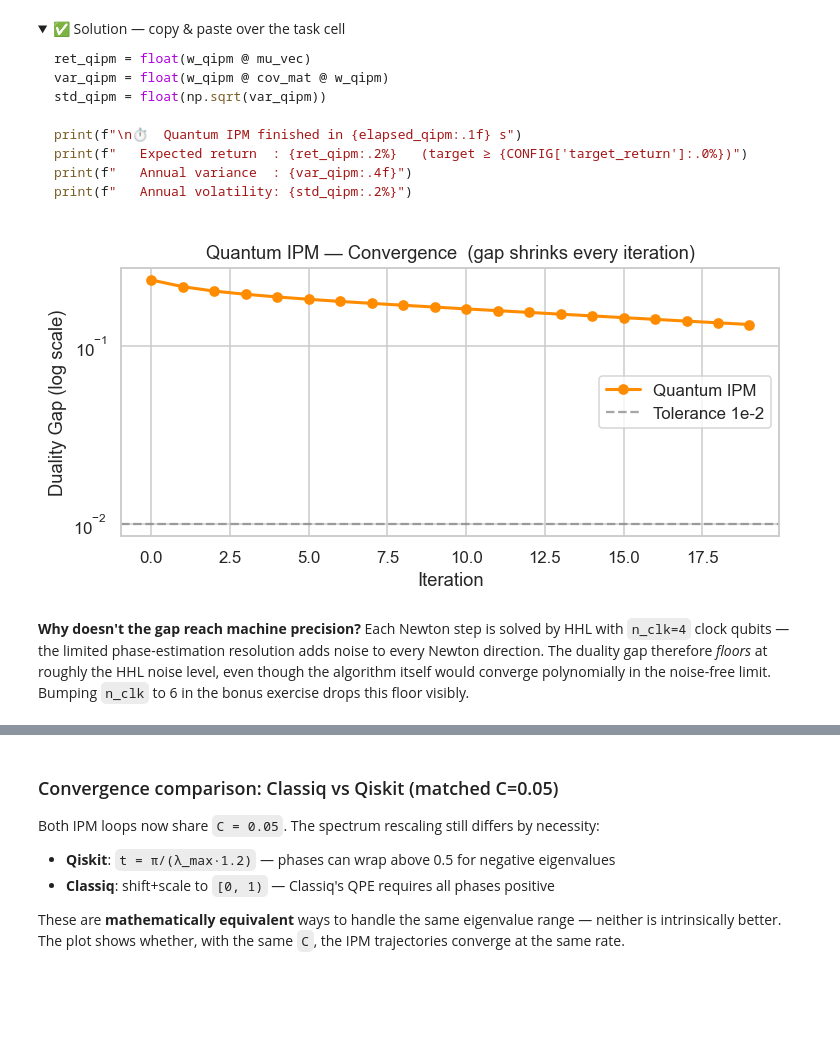
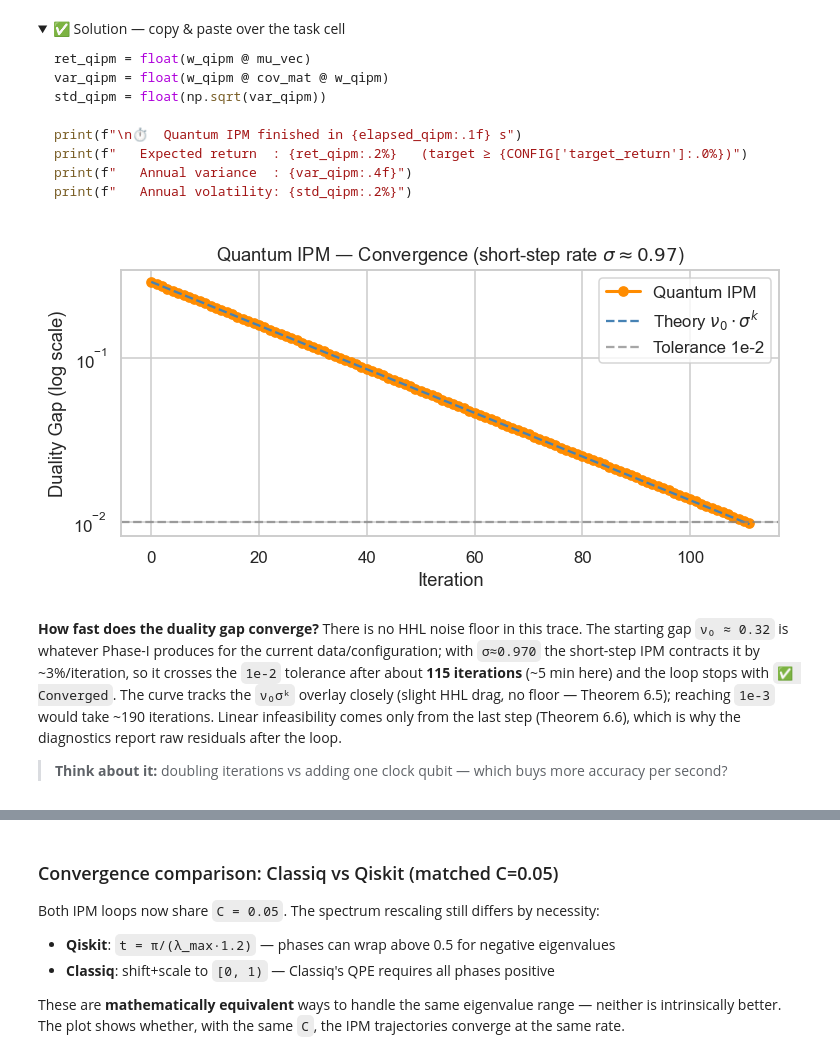
Before and after one commit to Nadav138/QApp, a Jupyter notebook: workshop/classiq_quantum_portfolio_tutorial.ipynb, the cells around one changed output, grey strips where cells are left out. Saved outputs shown, nothing was run; the diff lists cells and outputs as text; code cells hidden in the pictures; folded sections open; blank space fills up the shorter version.

Commit message:
refactor: update classiq tutorial TO Review

```diff
--- a/workshop/classiq_quantum_portfolio_tutorial.ipynb
+++ b/workshop/classiq_quantum_portfolio_tutorial.ipynb
@@ -941,13 +989,17 @@ print("✅  arrowhead_product defined")
 And now the full Quantum-IPM function `run_socp_quantum_ipm`:
 # %%
 def run_socp_quantum_ipm(mu_vec, M_mat, target_return, max_weight,
-                         max_iter=15, tol=1e-3, n_clk=4,
-                         use_adaptive_step=True, alpha_fixed=0.5):
+                         max_iter=15, tol=1e-3, n_clk=8,
+                         use_adaptive_step=True, alpha_fixed=0.5,
+                         use_real_classiq=False):
     """
     Quantum Interior-Point Method for the Markowitz SOCP.
     Enforces the SAME 4 constraints as the classical CVXPY solver:
         budget, long-only, max-weight cap, return target.
-    Each Newton step is solved by `quantum_newton_solver` (HHL).
+    Each Newton step is solved by HHL: the fast `quantum_newton_solver`
+    emulation by default, or a real Classiq synth+execute (`classiq_hhl_solve`,
+    optimiser off) when `use_real_classiq=True` — the latter takes ~2-3 min per
+    step (~hours for the full loop).
     """
     n_a     = len(mu_vec)
     m       = M_mat.shape[0]
@@ -987,6 +1039,11 @@ def run_socp_quantum_ipm(mu_vec, M_mat, target_return, max_weight,
     s = np.ones(n_vars) * 0.5
     s[0] = np.linalg.norm(s[1:1+m]) + 1.0
 
+    def newton_solve(K, r):
+        if use_real_classiq:
+            return classiq_hhl_solve(K, r, n_clk=n_clk, preferences=FAST_SYNTHESIS)
+        return quantum_newton_solver(K, r, n_clk=n_clk)
+
     gaps = []
     print(f"  {'Iter':>4}  {'Alpha':>8}  {'Duality Gap':>14}")
     print(f"  {'-'*4}  {'-'*8}  {'-'*14}")
@@ -1011,7 +1068,7 @@ def run_socp_quantum_ipm(mu_vec, M_mat, target_return, max_weight,
         rhs = np.concatenate([rd, rp, rc])
 
         # ── Quantum Newton step  (HHL!) ───────────────────────────────────
-        dz = quantum_newton_solver(KKT_full, rhs, n_clk=n_clk)
+        dz = newton_solve(KKT_full, rhs)
         dx = dz[:n_vars]
         dy = dz[n_vars:n_vars + n_cons]
         ds = dz[-n_vars:]
@@ -1083,17 +1140,18 @@ print("✅  run_socp_quantum_ipm defined")
 # %% [markdown]
 Calling it following the configuration we defined at the beginning of the notebook:
 # %%
-print("Running Quantum IPM  (n_clk=4, 5 assets — expect ~1–3 min)\n")
+print(f"Running Quantum IPM  (n_clk={CONFIG['quantum_qipm_n_clk']}, {n} assets — expect ~5 min; converges in ~115 iterations)\n")
 t_start = time.time()
 
 w_qipm, ipm_gaps = run_socp_quantum_ipm(
     mu_vec, M_mat,
     target_return     = CONFIG["target_return"],
     max_weight        = CONFIG["max_weight"],
-    max_iter          = 20,
-    tol               = 1e-2,   # relaxed from 1e-3: HHL noise (n_clk=4) floors the achievable gap here
-    n_clk             = CONFIG["quantum_hhl_n_clk"],
+    max_iter          = 120,
+    tol               = 1e-2,   # full 1e-2 needs ~115 short steps
+    n_clk             = CONFIG["quantum_qipm_n_clk"],
     use_adaptive_step = CONFIG["quantum_ipm_use_adaptive_step"],
+    # use_real_classiq = True,   # ← run EVERY Newton step on real Classiq (synth+exec; ~hours)
 )
 elapsed_qipm = time.time() - t_start
 # %% [output]
@@ -1169,16 +1227,21 @@ print(f"   Annual volatility: {std_qipm:.2%}")
 </details>
 # %%
 fig, ax = plt.subplots(figsize=(7, 3.5))
-ax.semilogy(ipm_gaps, marker="o", color="darkorange", linewidth=2, label="Quantum IPM")
+k = np.arange(len(ipm_gaps))
+sigma_th = 1 - 0.1/np.sqrt(1 + 2*n)
+ax.semilogy(k, ipm_gaps, marker="o", color="darkorange", linewidth=2, label="Quantum IPM")
+ax.semilogy(k, ipm_gaps[0] * sigma_th**k, linestyle="--", color="steelblue", label=r"Theory $\nu_0 \cdot \sigma^k$")
 ax.axhline(1e-2, color="gray", linestyle="--", alpha=0.7, label="Tolerance 1e-2")
 ax.set_xlabel("Iteration")
 ax.set_ylabel("Duality Gap (log scale)")
-ax.set_title("Quantum IPM — Convergence  (gap shrinks every iteration)")
+ax.set_title(r"Quantum IPM — Convergence (short-step rate $\sigma \approx 0.97$)")
 ax.legend()
 plt.tight_layout()
 plt.show()
 # %% [output]
-[figure, old version]
+[figure, new version]
 # %% [markdown]
-**Why doesn't the gap reach machine precision?**  Each Newton step is solved by HHL with `n_clk=4` clock qubits — the limited phase-estimation resolution adds noise to every Newton direction. The duality gap therefore *floors* at roughly the HHL noise level, even though the algorithm itself would converge polynomially in the noise-free limit. Bumping `n_clk` to 6 in the bonus exercise drops this floor visibly.
+**How fast does the duality gap converge?**  There is no HHL noise floor in this trace. The starting gap `ν₀ ≈ 0.32` is whatever Phase-I produces for the current data/configuration; with `σ≈0.970` the short-step IPM contracts it by ~3%/iteration, so it crosses the `1e-2` tolerance after about **115 iterations** (~5 min here) and the loop stops with `✅ Converged`. The curve tracks the `ν₀σᵏ` overlay closely (slight HHL drag, no floor — Theorem 6.5); reaching `1e-3` would take ~190 iterations. Linear infeasibility comes only from the last step (Theorem 6.6), which is why the diagnostics report raw residuals after the loop.
+
+> **Think about it:** doubling iterations vs adding one clock qubit — which buys more accuracy per second?
 # %% [markdown]
```
Also changed, not shown: parts of 36 cells of this notebook, 2 other files.
